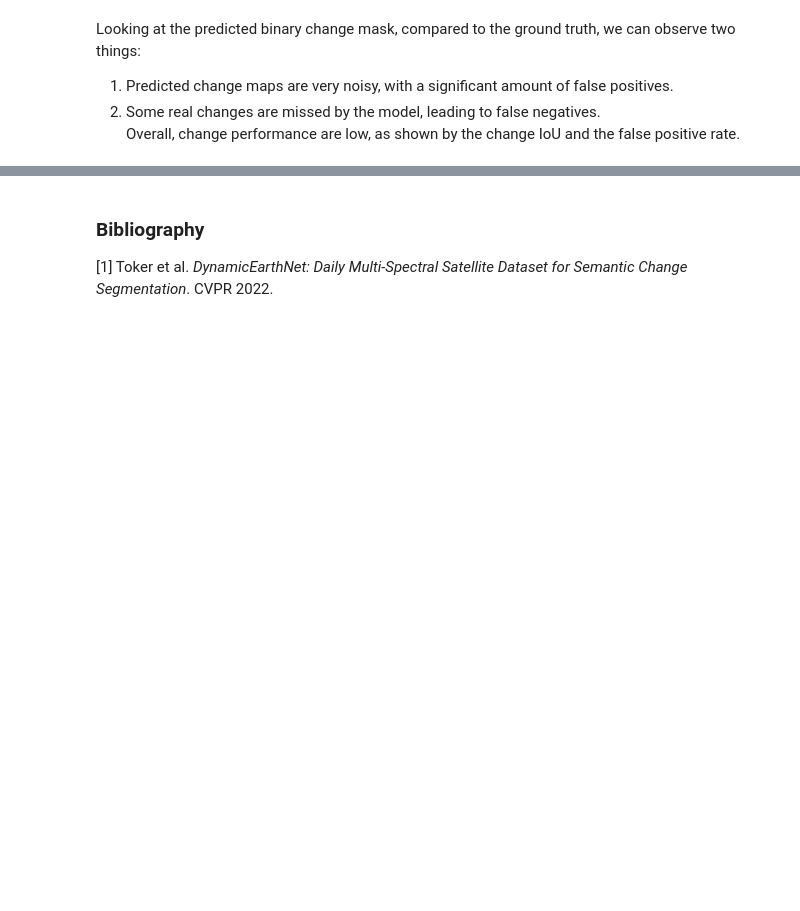
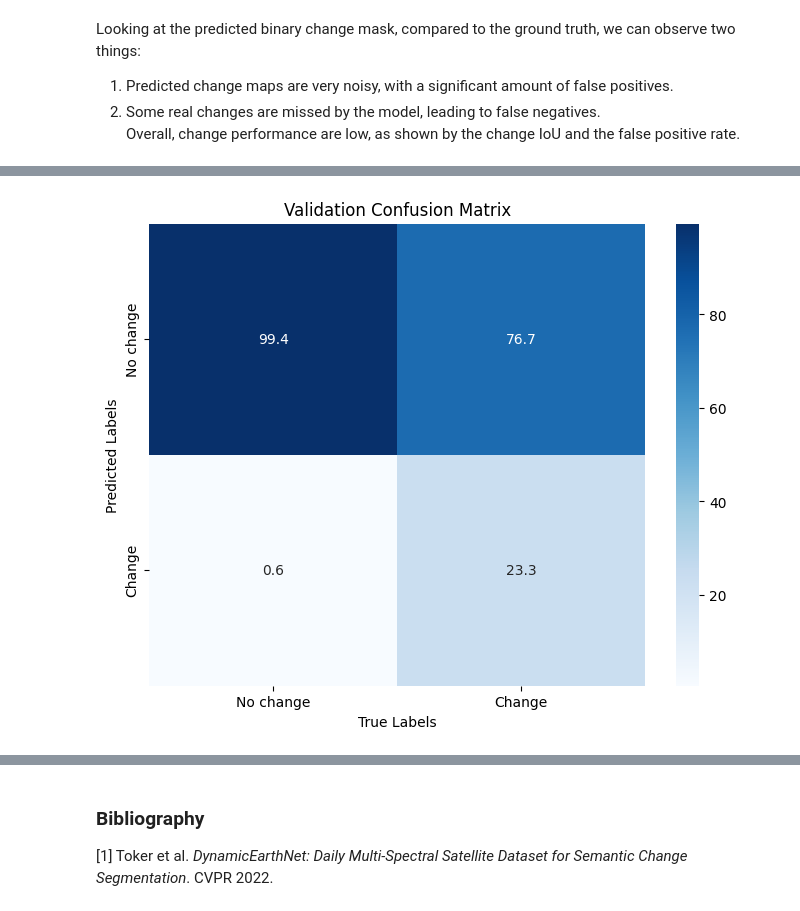
Before and after one commit to ElliotVincent/iadf_tutorial, a Jupyter notebook: tutorial_2.ipynb, the cells around one changed output, grey strips where cells are left out. Cells and saved outputs as stored; diff of their text form; code cells hidden in the pictures; blank space fills up the shorter version.

```diff
--- a/tutorial_2.ipynb
+++ b/tutorial_2.ipynb
@@ -1183,0 +1295,12 @@ for epoch in range(num_epochs):
+# %%
+# plot val_confusion matrix
+plt.figure(figsize=(8, 6))
+# normalize the confusion matrix for better visualization
+val_conf_matrix_normalized = best_model_val_conf_matrix_change.float() / best_model_val_conf_matrix_change.sum(dim=0, keepdim=True) * 100
+sns.heatmap(val_conf_matrix_normalized.cpu().numpy(), annot=True, fmt='.1f', cmap='Blues', xticklabels=["No change", "Change"], yticklabels=["No change", "Change"])
+plt.ylabel('Predicted Labels')
+plt.xlabel('True Labels')
+plt.title('Validation Confusion Matrix')
+plt.show()
+# %% [output]
+[figure, added]
```
Also changed, not shown: parts of 20 cells of this notebook.
